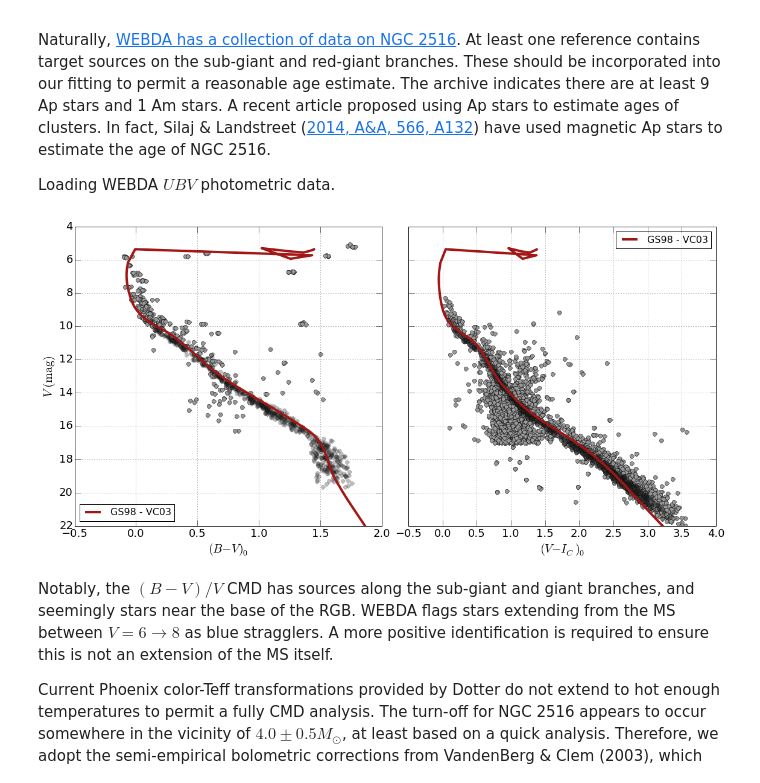
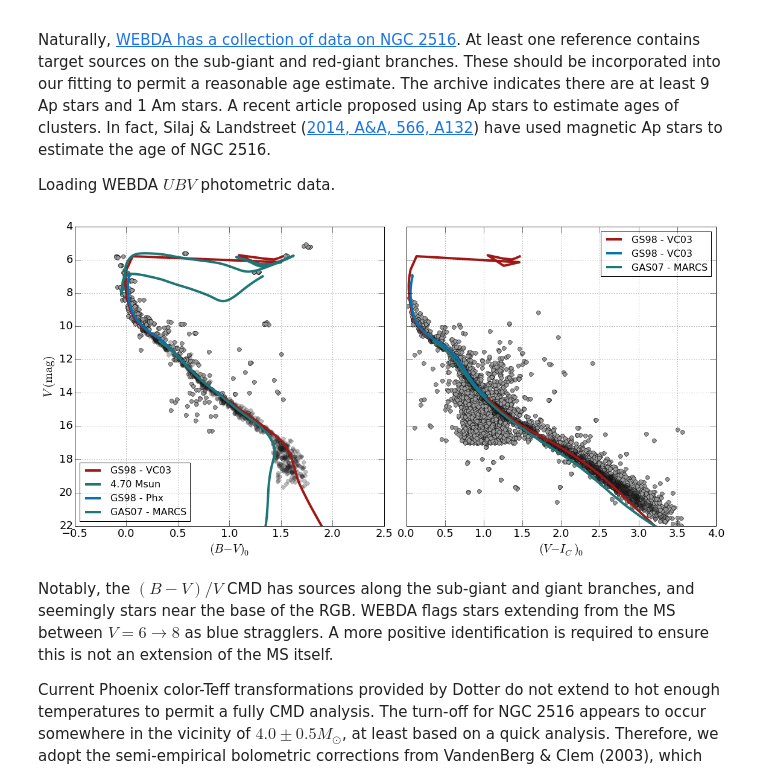
Before and after one commit to gfeiden/Notebook, a Jupyter notebook: Projects/ngc2516_spots/cmd_age_composition.ipynb, the cells around one changed output. Drawn from its saved outputs; the diff is of its cells as text; code cells hidden in the pictures.

```diff
--- a/Projects/ngc2516_spots/cmd_age_composition.ipynb
+++ b/Projects/ngc2516_spots/cmd_age_composition.ipynb
@@ -70,6 +70,9 @@ As an example, we'll start with 120 Myr isochrones (example, on hand) using clus
 iso_gs98  = np.genfromtxt('data/dmestar_00120.0myr_z+0.00_a+0.00_phx.iso')
 iso_gas07 = np.genfromtxt('data/dmestar_00120.0myr_z+0.00_a+0.00_marcs.iso')
 iso_vc03  = np.genfromtxt('/Users/grefe950/evolve/ngc2516/iso/nmag/dmestar_00150myr_fehp000_sc0.0_tc1.0.iso')
+iso_test  = np.genfromtxt('/Users/grefe950/evolve/scripts/iso/dmestar_00175myr_fehp000.iso')
+trk_test1 = np.genfromtxt('/Users/grefe950/evolve/color/m3900_bvri.trk')
+trk_test2 = np.genfromtxt('/Users/grefe950/evolve/color/m4700_bvri.trk')
 # %%
 fig, ax = plt.subplots(1, 2, figsize=(16, 8), sharey=True)
 
@@ -121,40 +124,46 @@ webda_UBV = np.genfromtxt('./data/webda_ubv.dat')
 webda_VI = np.genfromtxt('./data/webda_vic.dat')
 # %%
 fig, ax = plt.subplots(1, 2, figsize=(16, 8), sharey=True)
+
+m_M = 8.00
+Ebv = 0.12
+Av  = 3.1*Ebv
 
 for axis in ax:
     axis.grid(True)
     axis.set_ylim(22., 4.)
     axis.tick_params(which='major', axis='both', length=10., labelsize=18.)
 ax[0].set_ylabel('$V\\ {\\rm(mag)}$', fontsize=20.)
 ax[0].set_xlabel('$(B - V)_0$', fontsize=20.)
 ax[1].set_xlabel('$(V - I_C)_0$', fontsize=20.)
 
 # (B-V)
 ax[0].plot(webda_UBV[:,3], webda_UBV[:,2], 'o', markersize=7.0, c='#999999')
 ax[0].plot(ngc2516_sin[:,4], ngc2516_sin[:,3], 'o', markersize=7.0, c='#222222', alpha=0.3)
-ax[0].plot(iso_gs98[:,7] + 0.05, iso_gs98[:,6] + 7.95, '-', lw=4, c='#A21616',
+ax[0].plot(iso_gs98[:,7] + Ebv, iso_gs98[:,6] + m_M + Av, '-', lw=4, c='#A21616',
            label='GS98 - VC03')
-#ax[0].plot((iso_test[:,13] - iso_test[:,14]) + 0.05, iso_test[:,14] + 7.95, '-', lw=4, c='#0473B3',
-#           label='GS98 - VC03')
-#ax[0].plot((iso_gas07[:,6] - iso_gas07[:,7]) + 0.05, iso_gas07[:,7] + 7.95, '-', lw=4, c='#1F7676',
-#           label='GAS07 - MARCS')
+ax[0].plot(trk_test2[:,5] + Ebv, trk_test2[:,4] + m_M + Av, '-', lw=4, c='#1F7676',
+           label='4.70 Msun')
+ax[0].plot(iso_test[:,5] + Ebv, iso_test[:,4] + m_M + Av, '-', lw=4, c='#0473B3',
+           label='GS98 - Phx')
+ax[0].plot((iso_gas07[:,6] - iso_gas07[:,7]) + Ebv, iso_gas07[:,7] + m_M + Av, '-', lw=4, c='#1F7676',
+           label='GAS07 - MARCS')
 ax[0].legend(loc=3, fontsize=16.)
 
 # (V-Ic)
 ax[1].plot(webda_VI[:,3], webda_VI[:,2], 'o', markersize=7.0, c='#999999')
 ax[1].plot(ngc2516_sin[:,5], ngc2516_sin[:,3], 'o', markersize=7.0, c='#222222', alpha=0.3)
-ax[1].plot(iso_gs98[:,10] + 1.25*0.05, iso_gs98[:,6] + 7.95, '-', lw=4, c='#A21616',
+ax[1].plot(iso_gs98[:,10] + 1.25*Ebv, iso_gs98[:,6] + m_M + Av, '-', lw=4, c='#A21616',
            label='GS98 - VC03')
-#ax[1].plot((iso_test[:,14] - iso_test[:,16]) + 1.25*0.05, iso_test[:,14] + 7.95, '-', lw=4, c='#0473B3',
-#           label='GS98 - VC03')
-#ax[1].plot((iso_gas07[:,7] - iso_gas07[:,8]) + 1.25*0.05, iso_gas07[:,7] + 7.95, '-', lw=4, c='#1F7676',
-#           label='GAS07 - MARCS')
+ax[1].plot(iso_test[:,8] + 1.25*Ebv, iso_test[:,4] + m_M + Av, '-', lw=4, c='#0473B3',
+           label='GS98 - VC03')
+ax[1].plot((iso_gas07[:,7] - iso_gas07[:,8]) + 1.25*Ebv, iso_gas07[:,7] + m_M + Av, '-', lw=4, c='#1F7676',
+           label='GAS07 - MARCS')
 ax[1].legend(fontsize=16.)
 
 fig.tight_layout()
 # %% [output]
-[figure, old version]
+[figure, new version]
 # %% [markdown]
 Notably, the $(B-V)/V$ CMD has sources along the sub-giant and giant branches, and seemingly stars near the base of the RGB. WEBDA flags stars extending from the MS between $V = 6 \rightarrow 8$ as blue stragglers. A more positive identification is required to ensure this is not an extension of the MS itself.
 
```
